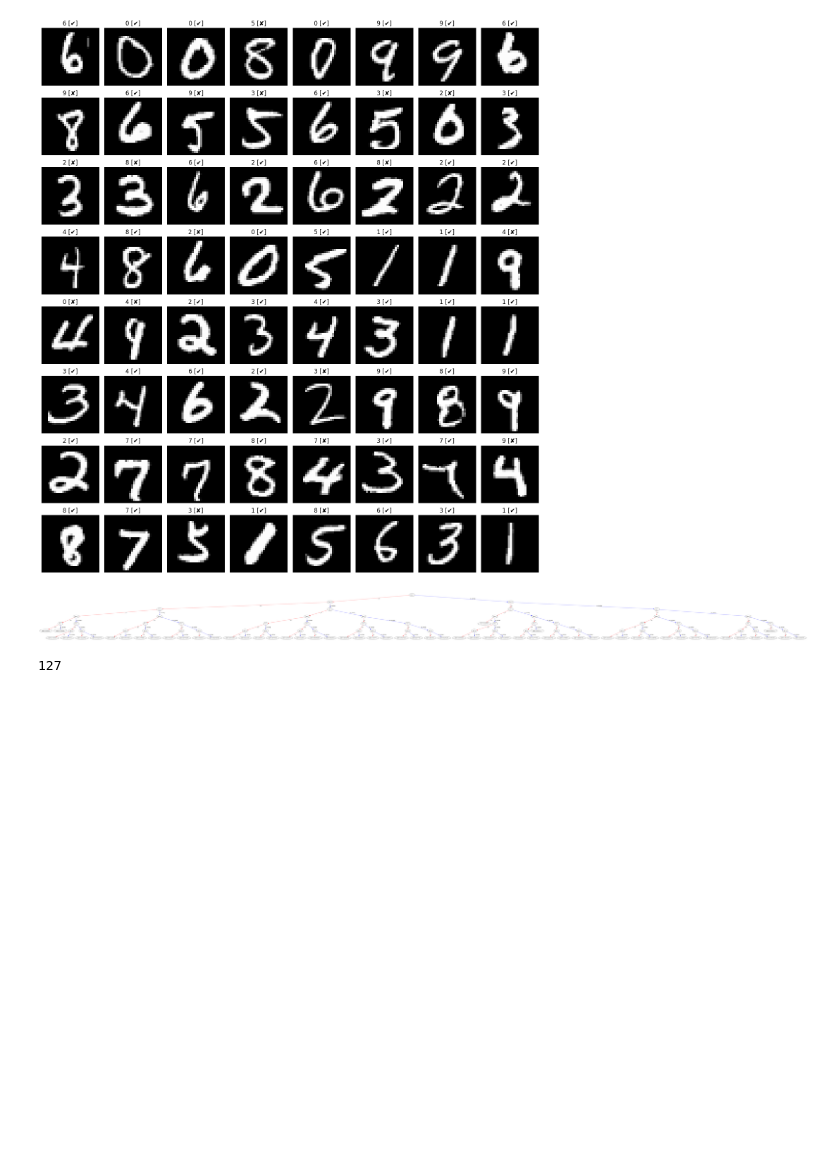
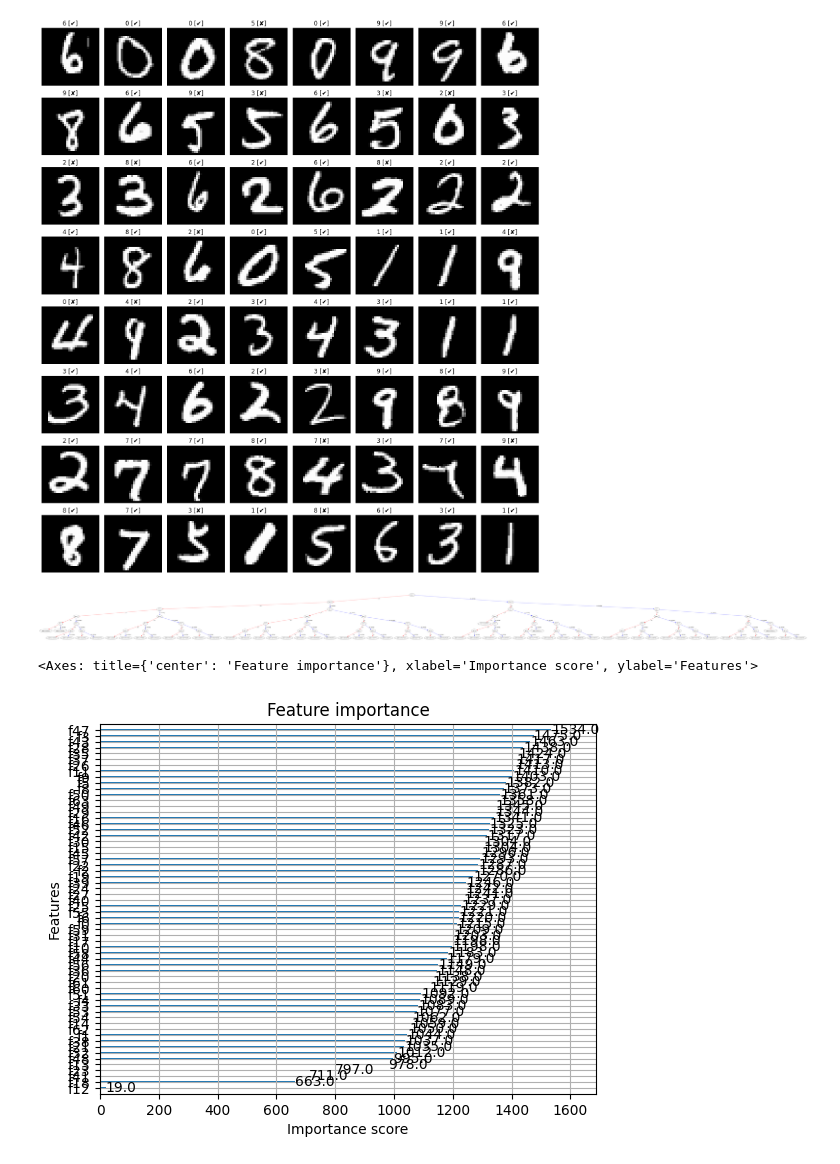
Before and after one commit to marcandrewessner/binaryneuralnet-asic-TTIHP26, a Jupyter notebook: bnn_mnist_training/lab_autoenc_decisiontree.ipynb, the cells around one changed output. Drawn from its saved outputs; the diff is of its cells as text; code cells hidden in the pictures; blank space fills up the shorter version.

```diff
--- a/bnn_mnist_training/lab_autoenc_decisiontree.ipynb
+++ b/bnn_mnist_training/lab_autoenc_decisiontree.ipynb
@@ -75,5 +75,9 @@ plt.show()
 # %% [output]
 [figure]
 # %%
+booster.dump_model('data/model_reports/xgb_decision_dump_trees.txt', with_stats=True)
-# %% [output]
-127
+# %%
+xgb.plot_importance(booster)
+# %% [output]
+<Axes: title={'center': 'Feature importance'}, xlabel='Importance score', ylabel='Features'>
+[figure, added]
```
Also changed, not shown: 3 other files.
